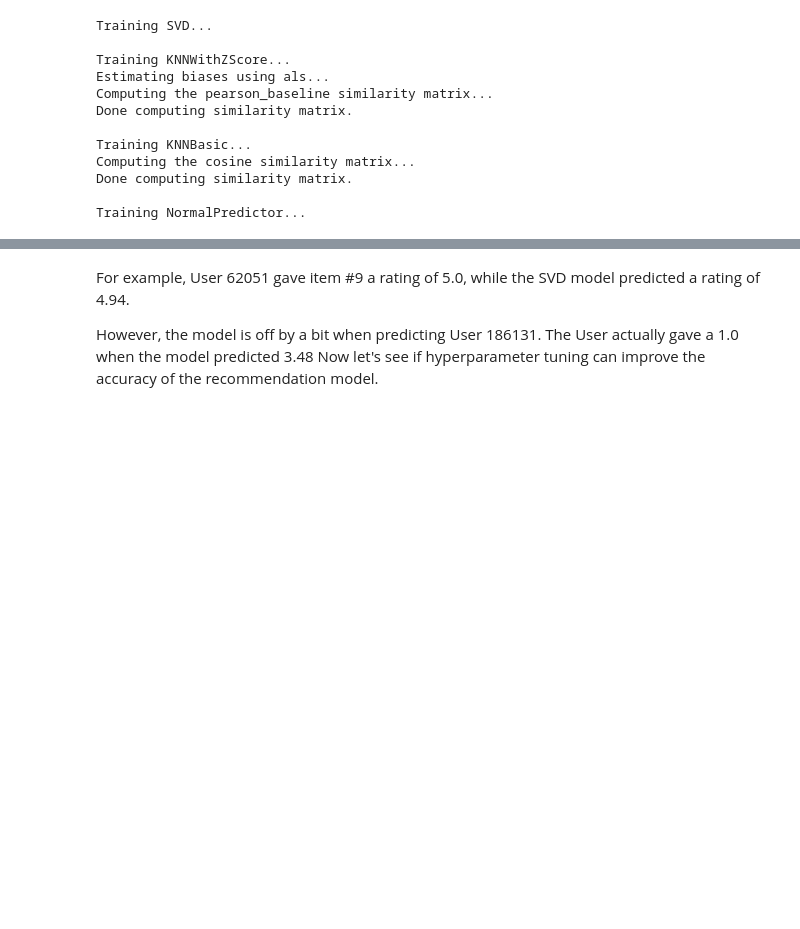
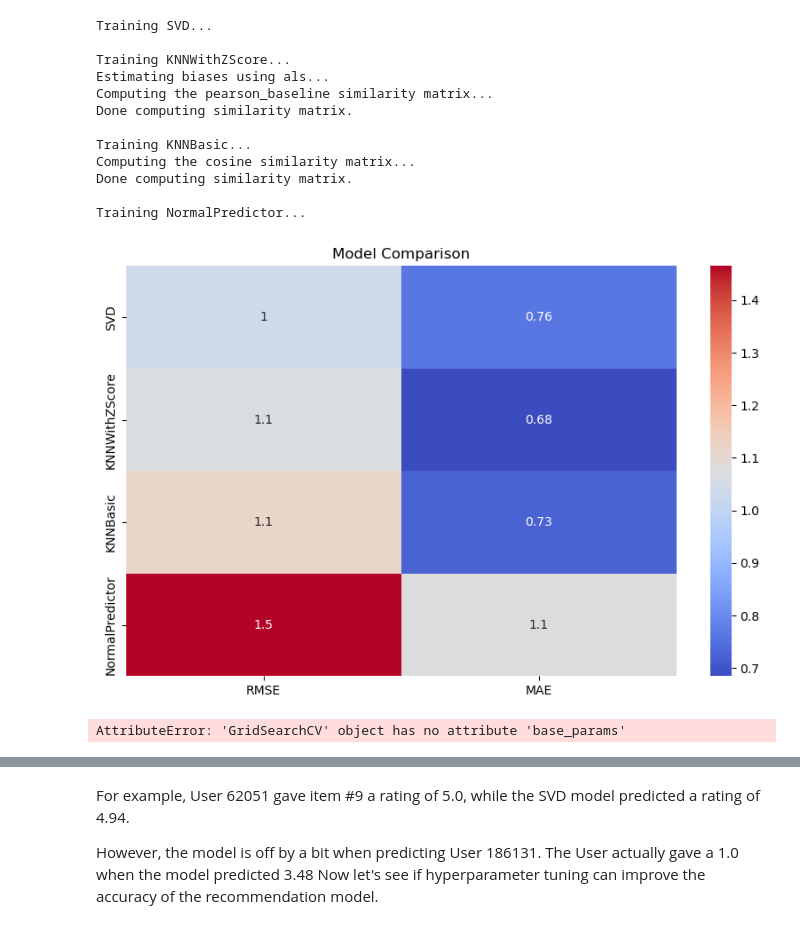
Before and after one commit to renaqd/team1-ADS505, a Jupyter notebook: team1-recommendation_sys.ipynb, the cells around one changed output, grey strips where cells are left out. Drawn from its saved outputs; the diff is of its cells as text; code cells hidden in the pictures; blank space fills up the shorter version.

```diff
--- a/team1-recommendation_sys.ipynb
+++ b/team1-recommendation_sys.ipynb
@@ -246,4 +281,46 @@ Computing the cosine similarity matrix...
 Done computing similarity matrix.
 
 Training NormalPredictor...
+# %%
+def compare_base_models(base_results):
+    base_model_metrics = {}
+    for name, predictions in base_results.items():
+        rmse = np.sqrt(np.mean([(p.r_ui - p.est)**2 for p in predictions]))
+        mae = np.mean([abs(p.r_ui - p.est) for p in predictions])
+        base_model_metrics[name] = {'RMSE': rmse, 'MAE': mae}
+
+    base_metrics = pd.DataFrame(base_model_metrics).T
+
+    plt.figure(figsize=(10, 6))
+    sns.heatmap(base_metrics, annot=True, cmap='coolwarm')
+    plt.title('Model Comparison')
+    plt.show()
+
+    return base_metrics
+
+# Compare models
+base_metrics = compare_base_models(base_results)
+
+# Hyperparameter tuning for the best model
+def tune_best_model(data):
+    base_param_grid = {
+        'n_factors': [50, 100],
+        'n_epochs': [5, 10],
+        'lr_all': [0.002, 0.005],
+        'reg_all': [0.4, 0.6]
+    }
+
+    gs = GridSearchCV(SVD, base_param_grid, measures=['rmse', 'mae'], cv=3)
+    gs.fit(data)
+
+    print("Best parameters:", gs.base_params['rmse'])
+    print("Best RMSE:", gs.best_score['rmse'])
+
+    return gs.base_params['rmse']
+
+# Tune the best model
+base_params = tune_best_model(Dataset.load_from_df(merged_df[['user_idx', 'item_idx', 'rating']], Reader(rating_scale=(1, 5))))
+# %% [output]
+[figure, added]
+AttributeError: 'GridSearchCV' object has no attribute 'base_params'
 # %% [markdown]
```
Also changed, not shown: parts of 31 cells of this notebook.
